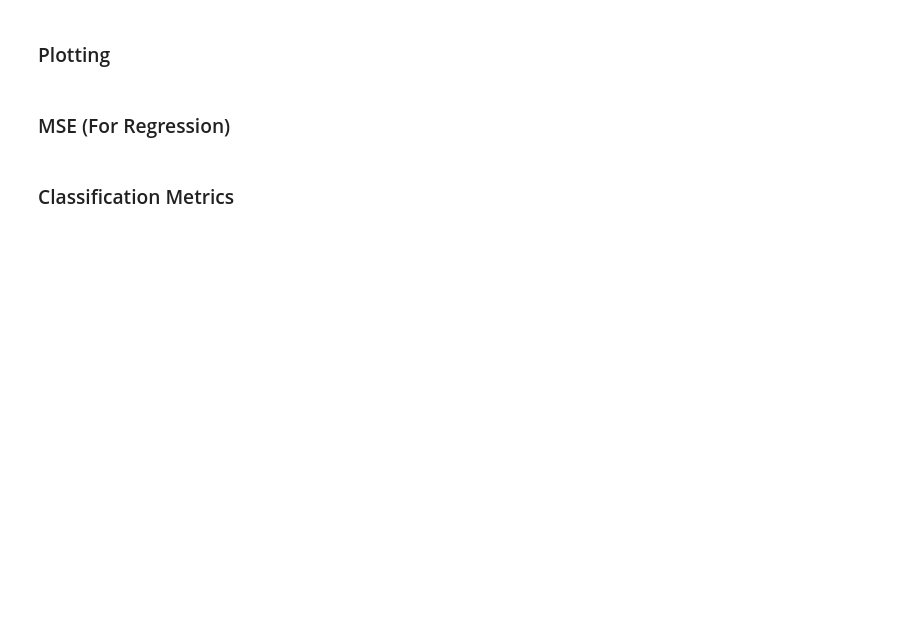
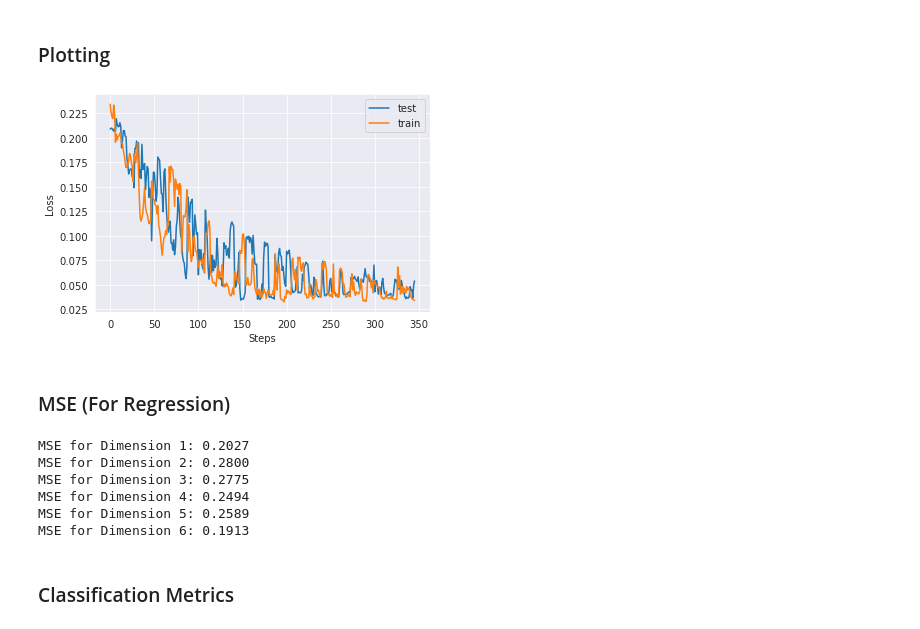
Before and after one commit to rg089/neural-complexity-measures, a Jupyter notebook: train_cs_base_notebook.ipynb, the cells around one changed output. Saved outputs shown, nothing was run; the diff lists cells and outputs as text; code cells hidden in the pictures; blank space fills up the shorter version.

```diff
--- a/train_cs_base_notebook.ipynb
+++ b/train_cs_base_notebook.ipynb
@@ -610,7 +610,7 @@ def test(epoch, test_tasks):
 # %%
 populate_timestamp = timer()
 
-task_count = len(data)
+task_count = 5 if demo else len(data)
 task_loader = []
 
 for tasks in range(task_count):
@@ -713,12 +711,12 @@ def sample_task():
     return load_task(task)
 # %%
 ## Populating the dataset
-regularizer = "NC"
+regularizer = ""#"NC"
 
 
-saved_state_dict = torch.load(model_path)
-model = NeuralComplexity1D().to(device)
-model.load_state_dict(saved_state_dict)
+model = torch.load(model_path).to(device)
+# model = NeuralComplexity1D().to(device)
+# model.load_state_dict(saved_state_dict)
 
 task_loader = []
 
@@ -843,14 +843,14 @@ for tasks in task_loader:
 
         l_train =  (reg_loss_tr.mean(-1).sum() + cls1_loss_tr.mean(-1).sum() + cls2_loss_tr.mean(-1).sum() + cls3_loss_tr.mean(-1).sum() + cls4_loss_tr.mean(-1).sum())/160
         losses_train.append(l_train.item())
-
-losses_test = torch.cat(losses_test)
-losses_train = torch.cat(losses_train)
-
-
-t_mean = losses_test.mean()
-t_conf = losses_test.std() * 1.96 / np.sqrt(len(losses_test))
-c_mean = losses_train.mean()
-c_conf = losses_train.std() * 1.96 / np.sqrt(len(losses_train))
-logger.info(f"Test {t_mean:.4f} +- {t_conf:.4f}")
-logger.info(f"Train {c_mean:.4f} +- {c_conf:.4f}")
+# %%
+losses_test = np.array(losses_test)
+losses_train = np.array(losses_train)
+
+
+t_mean = losses_test.mean()
+t_conf = losses_test.std() * 1.96 / np.sqrt(len(losses_test))
+c_mean = losses_train.mean()
+c_conf = losses_train.std() * 1.96 / np.sqrt(len(losses_train))
+logger.info(f"Test {t_mean:.4f} +- {t_conf:.4f}")
+logger.info(f"Train {c_mean:.4f} +- {c_conf:.4f}")
@@ -858,16 +861,25 @@ logger.info(f"Train {c_mean:.4f} +- {c_conf:.4f}")
 ### Plotting
 # %%
 sns.set_style('darkgrid')
-plt.plot(range(losses_test.shape[0], losses_test.cpu().numpy(), label="test"));
-plt.plot(range(losses_train.shape[0], losses_train.cpu().numpy(), label="train"));
+plt.plot(range(losses_test.shape[0]), losses_test, label="test");
+plt.plot(range(losses_train.shape[0]), losses_train, label="train");
 plt.legend();
 plt.xlabel("Steps");
 plt.ylabel("Loss");
+# %% [output]
+[figure, added]
 # %% [markdown]
 ### MSE (For Regression)
 # %%
 for i in range(6):
-    print(f"MSE for Dimension {i+1}: {np.mean(mse[i]):.4f}")
+    print(f"MSE for Dimension {i+1}: {torch.mean(torch.tensor(mse[i])):.4f}")
+# %% [output]
+MSE for Dimension 1: 0.2027
+MSE for Dimension 2: 0.2800
+MSE for Dimension 3: 0.2775
+MSE for Dimension 4: 0.2494
+MSE for Dimension 5: 0.2589
+MSE for Dimension 6: 0.1913
 # %% [markdown]
 ### Classification Metrics
 # %%
```
Also changed, not shown: parts of 9 cells of this notebook, 2 other files.
